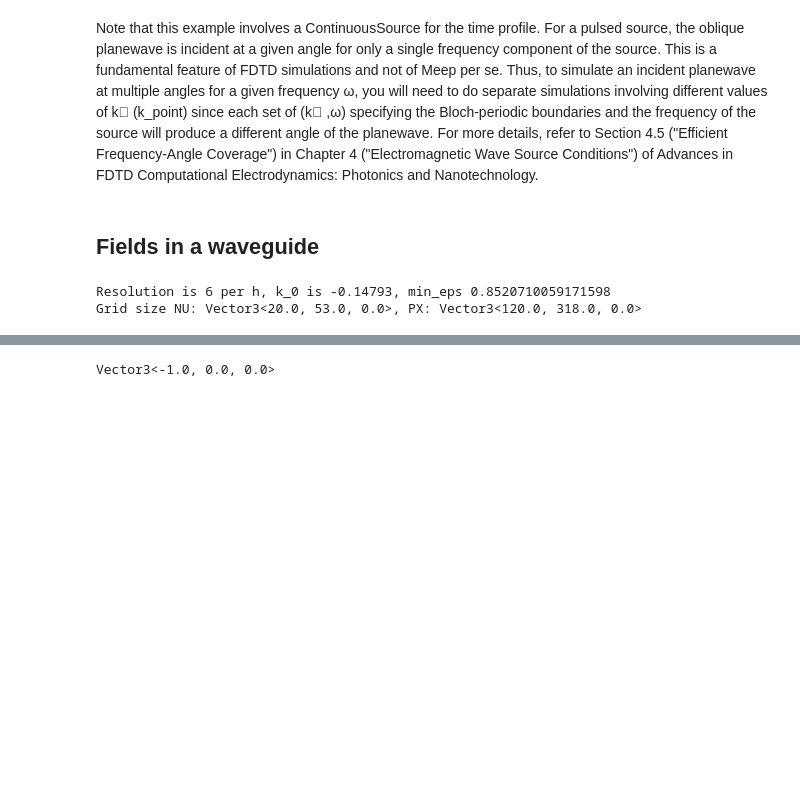
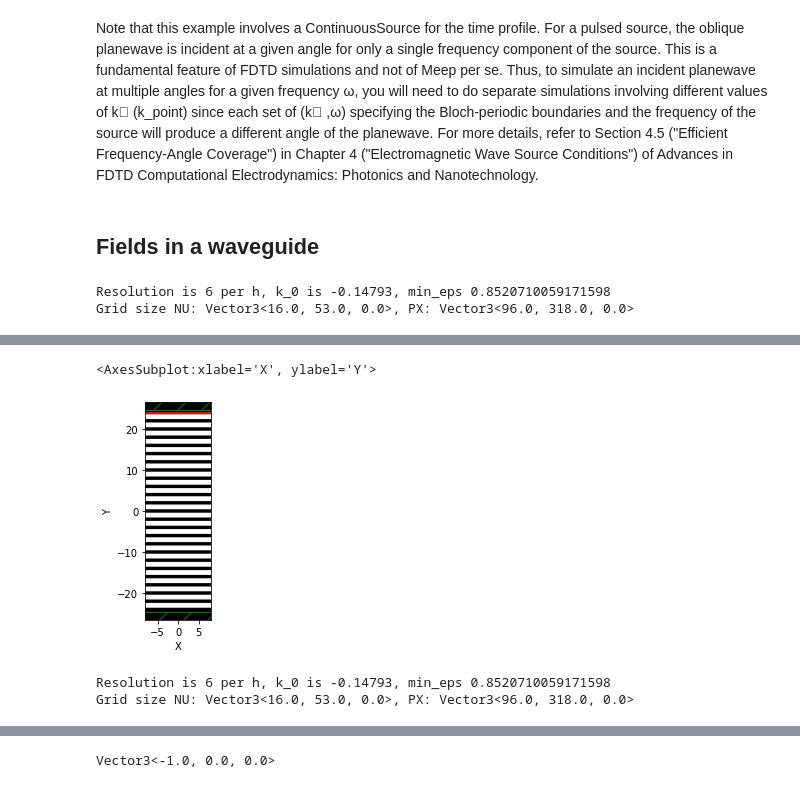
Before and after one commit to tornikeo/fe_vortex_optic_gates, a Jupyter notebook: fdtd-meep-oblique-source.ipynb, the cells around one changed output, grey strips where cells are left out. Cells and saved outputs as stored; diff of their text form; code cells hidden in the pictures; blank space fills up the shorter version.

```diff
--- a/fdtd-meep-oblique-source.ipynb
+++ b/fdtd-meep-oblique-source.ipynb
@@ -161,7 +161,7 @@ def simulate(ratio = 0.21,
     pml_depth = math.ceil(pml_size) # nm
 
     simulation_area = np.array([vortex_cols * h, (vortex_rows + 1) * h, 0])
-    grid_size = simulation_area + [pml_depth * 2, pml_depth * 2, 0] # nm
+    grid_size = simulation_area + [pml_depth * 0, pml_depth * 2, 0] # nm
 
     courant_factor = 0.9
     courant = courant_factor * (abs(min_eps) ** .5) / (2 ** .5)
@@ -331,12 +331,21 @@ def simulate(ratio = 0.21,
 # %%
 mp.verbosity(0)
 res = simulate(0.26, empty_sim=False, animate=True)
-# res2 = simulate(0.26, empty_sim=True, animate=True)
 # %% [output]
 Resolution is 6 per h, k_0 is -0.14793, min_eps 0.8520710059171598
-Grid size NU: Vector3<20.0, 53.0, 0.0>, PX: Vector3<120.0, 318.0, 0.0>
+Grid size NU: Vector3<16.0, 53.0, 0.0>, PX: Vector3<96.0, 318.0, 0.0>
 # %%
 from IPython.display import Video
 Video(res['anim_filename'])
 # %% [output]
 [interactive output not drawn]
+# %%
+res['sim'].plot2D()
+# %% [output]
+<AxesSubplot:xlabel='X', ylabel='Y'>
+[figure, added]
+# %%
+res2 = simulate(0.26, empty_sim=True, animate=True)
+# %% [output]
+Resolution is 6 per h, k_0 is -0.14793, min_eps 0.8520710059171598
+Grid size NU: Vector3<16.0, 53.0, 0.0>, PX: Vector3<96.0, 318.0, 0.0>
```
Also changed, not shown: parts of 2 cells of this notebook.
